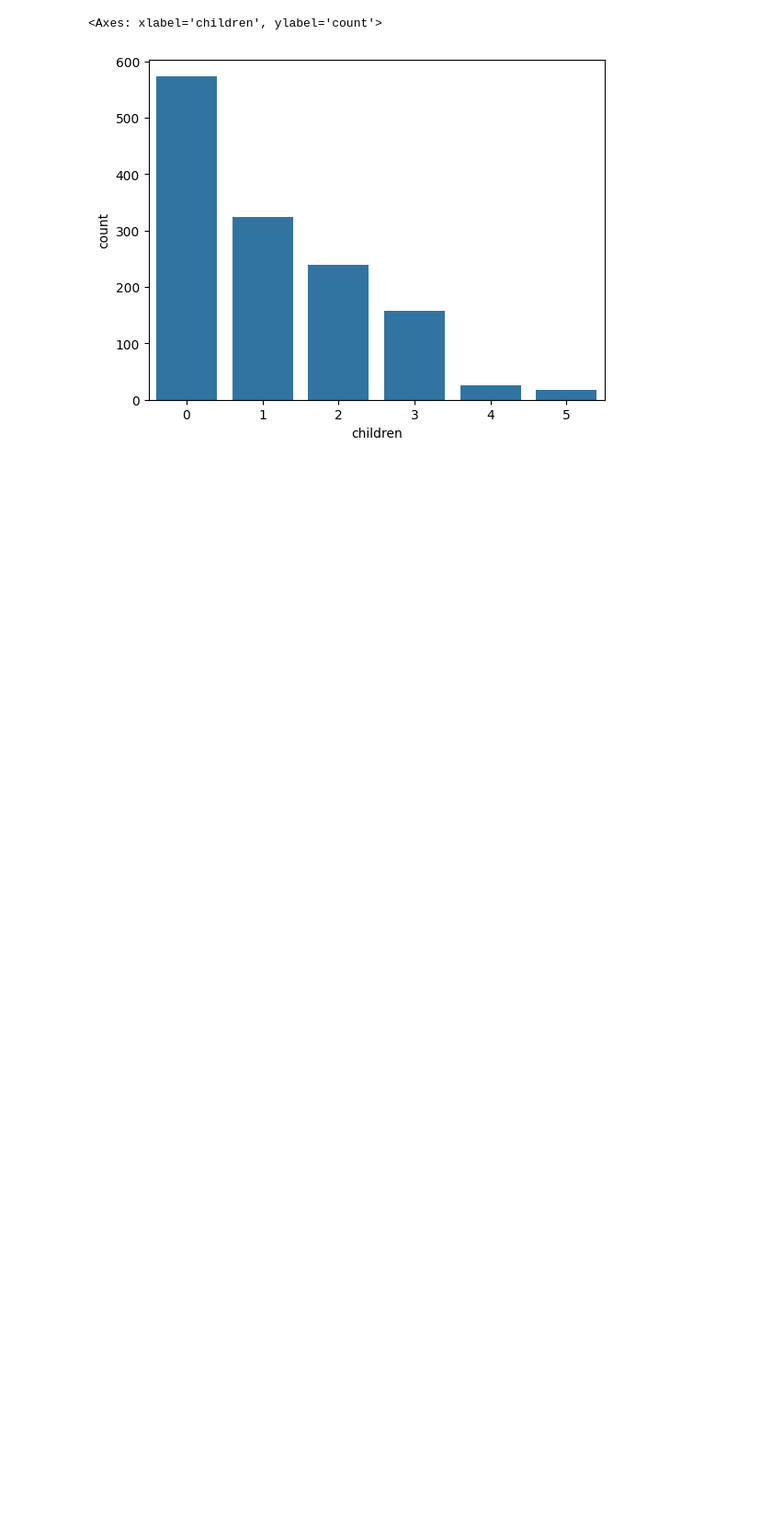
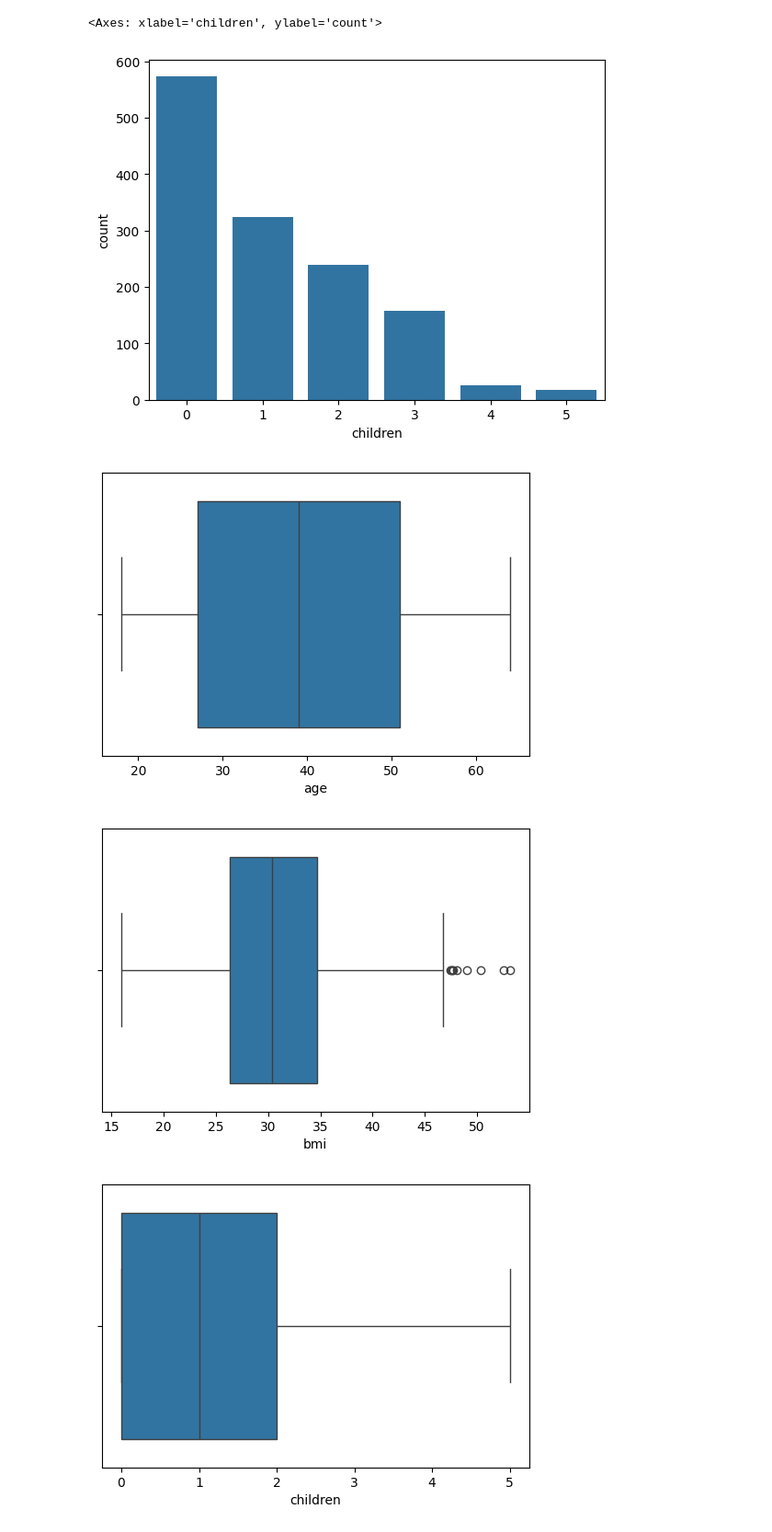
Before and after one commit to rahul-gitt/AI-ML-JOURNEY, a Jupyter notebook: scikit-learn/insurance_Project_/main.ipynb, the cells around one changed output. Shown at 92% size. Saved outputs shown, nothing was run; the diff lists cells and outputs as text; code cells hidden in the pictures; blank space fills up the shorter version.

```diff
--- a/scikit-learn/insurance_Project_/main.ipynb
+++ b/scikit-learn/insurance_Project_/main.ipynb
@@ -71,3 +71,11 @@ sns.countplot(x = df['children'])
 # %% [output]
 <Axes: xlabel='children', ylabel='count'>
 [figure]
+# %%
+for clm in numeric_clm:
+    plt.figure(figsize=(6,4))
+    sns.boxplot(x = df[clm])
+# %% [output]
+[figure, added]
+[figure, added]
+[figure, added]
```
Also changed, not shown: parts of 7 cells of this notebook.
